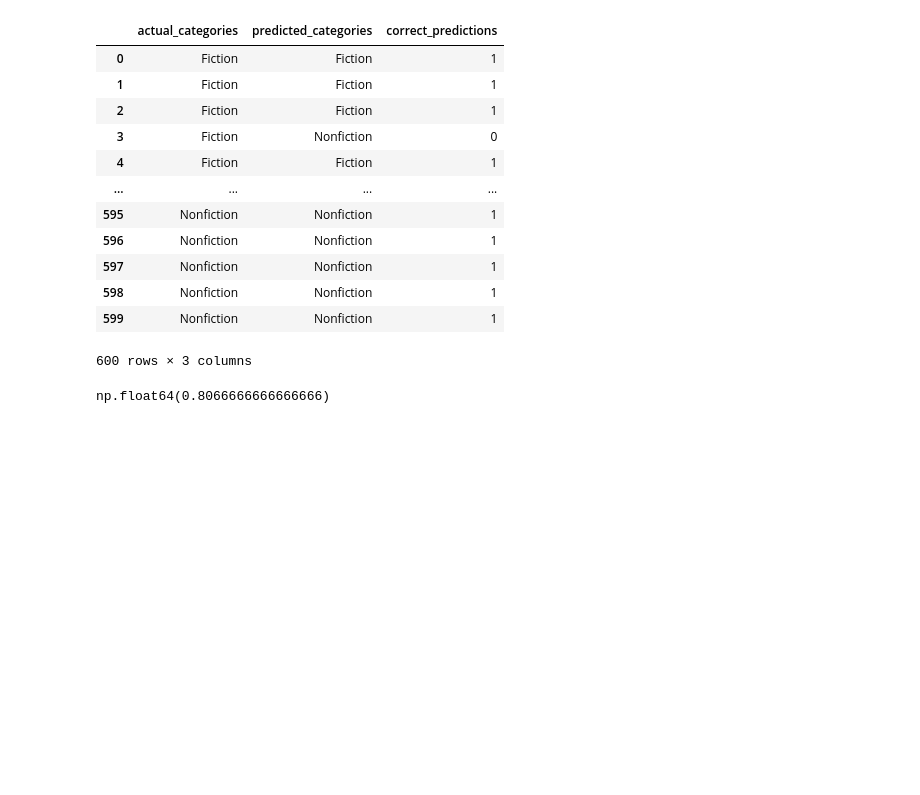
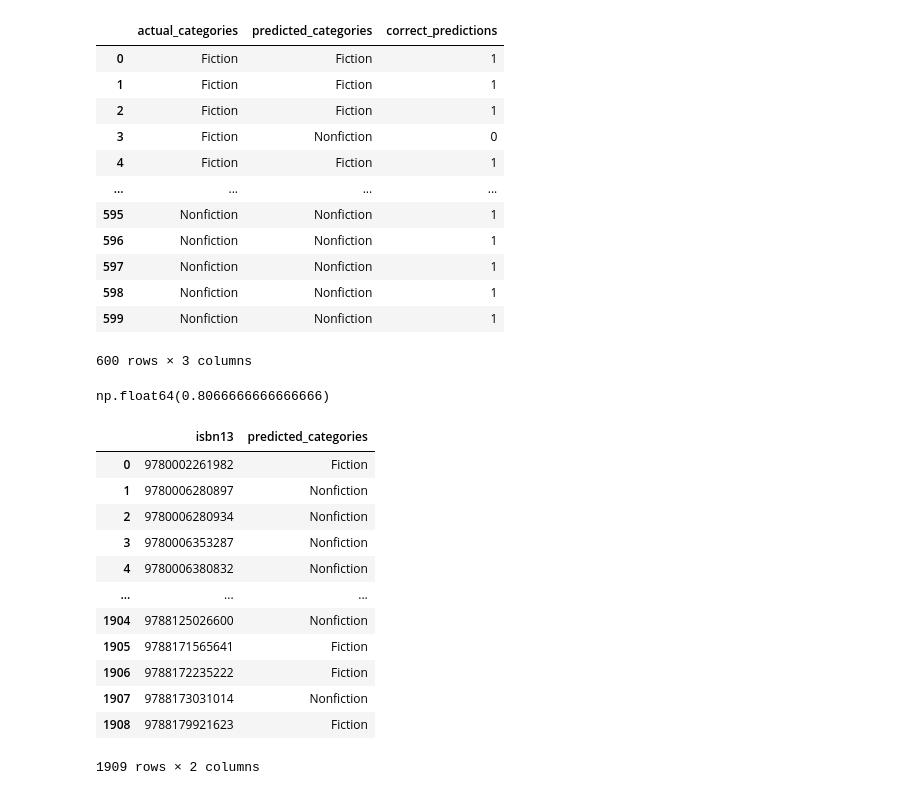
Before and after one commit to Tinsae20/book-recommender, a Jupyter notebook: text-classification.ipynb, the cells around one changed output. Cells and saved outputs as stored; diff of their text form; code cells hidden in the pictures; blank space fills up the shorter version.

```diff
--- a/text-classification.ipynb
+++ b/text-classification.ipynb
@@ -232,3 +232,21 @@ for i in tqdm(range(0, len(missing_cats))):
     sequence = missing_cats["description"][i]
     predicted_cats += [generate_predictions(sequence, fiction_categories)]
     isbns += [missing_cats["isbn13"][i]]
+# %%
+missing_predicted_df = pd.DataFrame({"isbn13": isbns, "predicted_categories": predicted_cats})
+
+missing_predicted_df
+# %% [output]
+|  | isbn13 | predicted_categories |
+| 0 | 9780002261982 | Fiction |
+| 1 | 9780006280897 | Nonfiction |
+| 2 | 9780006280934 | Nonfiction |
+| 3 | 9780006353287 | Nonfiction |
+| 4 | 9780006380832 | Nonfiction |
+| ... | ... | ... |
+| 1904 | 9788125026600 | Nonfiction |
+| 1905 | 9788171565641 | Fiction |
+| 1906 | 9788172235222 | Fiction |
+| 1907 | 9788173031014 | Nonfiction |
+| 1908 | 9788179921623 | Fiction |
+1909 rows × 2 columns
```
Also changed, not shown: parts of 4 cells of this notebook, 1 other file.
